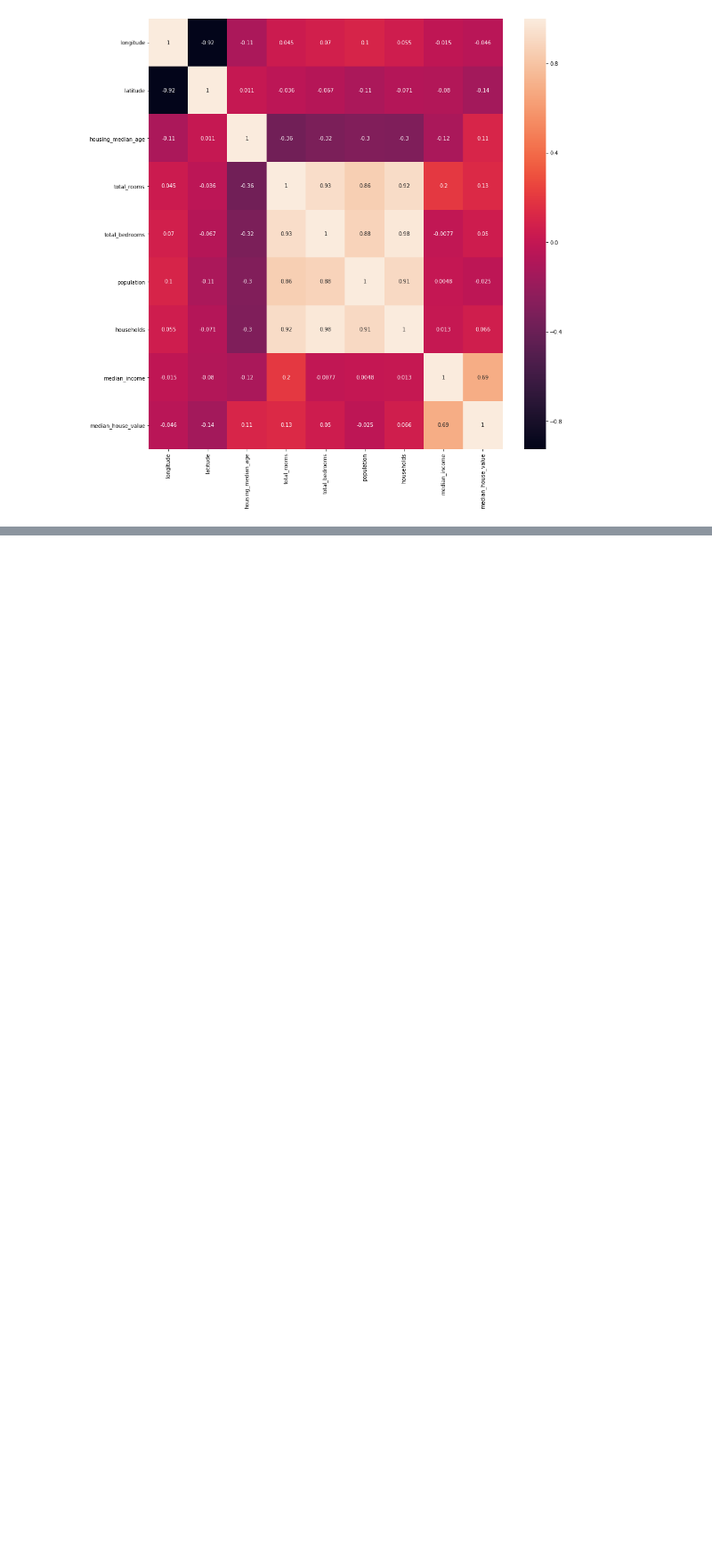
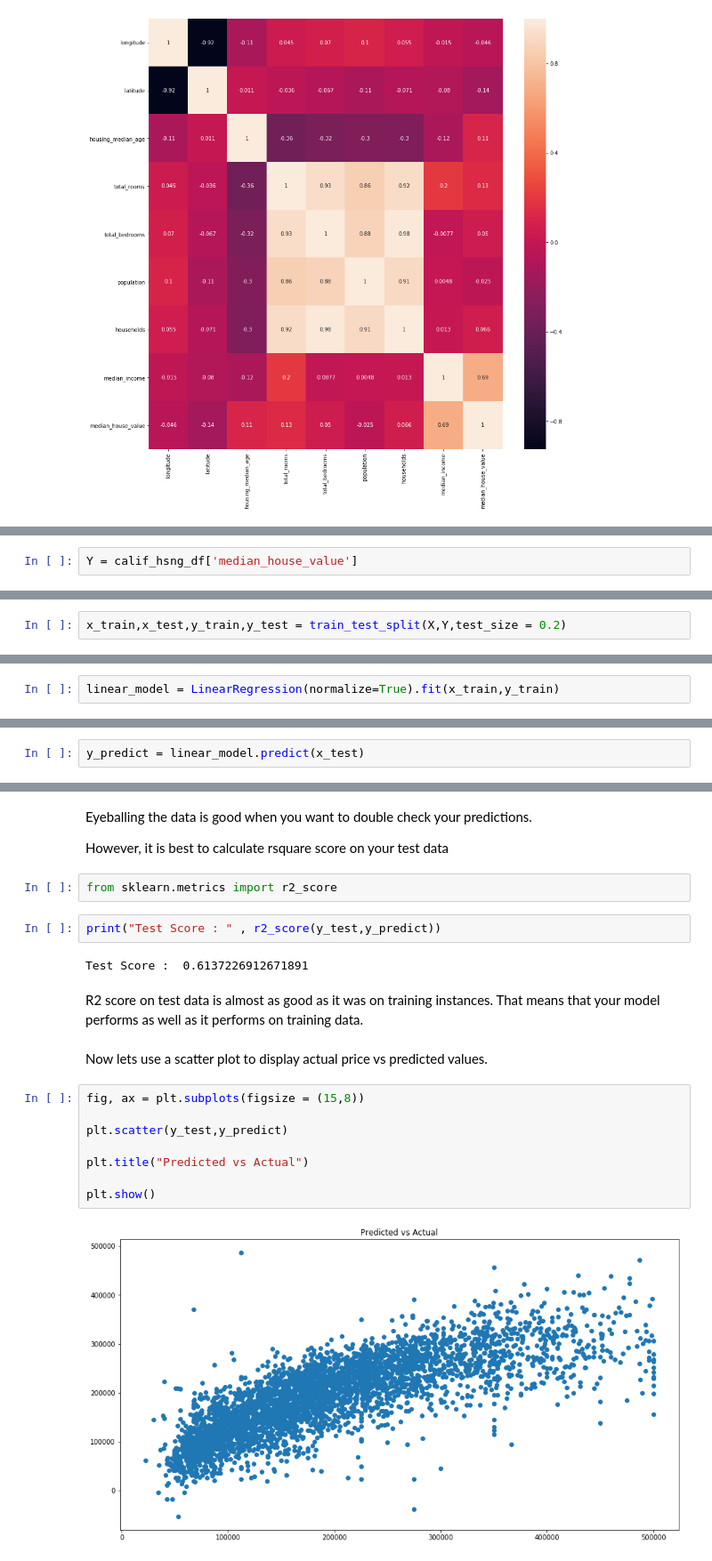
Before and after one commit to anandhu-bhaskar/MYLEARNING-2, a Jupyter notebook: MACHINE_LEARNING/SCIKIT-LEARN/COURSE - 01/notebooks/02-HousingCalifornia.ipynb, the cells around one changed output, grey strips where cells are left out. Shown: that part at 89% size. Cells and saved outputs as stored; diff of their text form; blank space fills up the shorter version.

```diff
--- a/MACHINE_LEARNING/SCIKIT-LEARN/COURSE - 01/notebooks/02-HousingCalifornia.ipynb
+++ b/MACHINE_LEARNING/SCIKIT-LEARN/COURSE - 01/notebooks/02-HousingCalifornia.ipynb
@@ -131,0 +321,2 @@ plt.show()
+# %%
+Y = calif_hsng_df['median_house_value']
@@ -131,0 +350,2 @@ plt.show()
+# %%
+x_train,x_test,y_train,y_test = train_test_split(X,Y,test_size = 0.2)
@@ -131,0 +427,2 @@ plt.show()
+# %%
+linear_model = LinearRegression(normalize=True).fit(x_train,y_train)
@@ -131,0 +510,2 @@ plt.show()
+# %%
+y_predict = linear_model.predict(x_test)
@@ -131,0 +540,24 @@ plt.show()
+# %% [markdown]
+Eyeballing the data is good when you want to double check your predictions.
+
+However, it is best to calculate rsquare score on your test data
+# %%
+from sklearn.metrics import r2_score
+# %%
+print("Test Score : " , r2_score(y_test,y_predict))
+# %% [output]
+Test Score :  0.6137226912671891
+# %% [markdown]
+R2 score on test data is almost as good as it was on training instances. That means that your model performs as well as it performs on training data.
+# %% [markdown]
+Now lets use a scatter plot to display actual price vs predicted values.
+# %%
+fig, ax = plt.subplots(figsize = (15,8))
+
+plt.scatter(y_test,y_predict)
+
+plt.title("Predicted vs Actual")
+
+plt.show()
+# %% [output]
+[figure, added]
```
Also changed, not shown: parts of 87 cells of this notebook.
